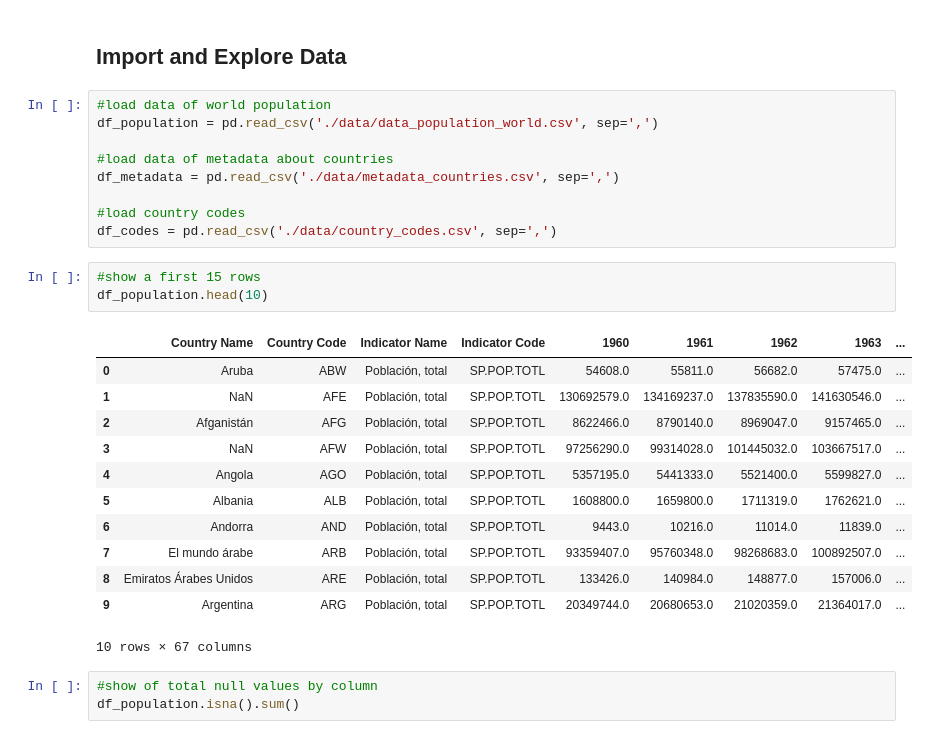
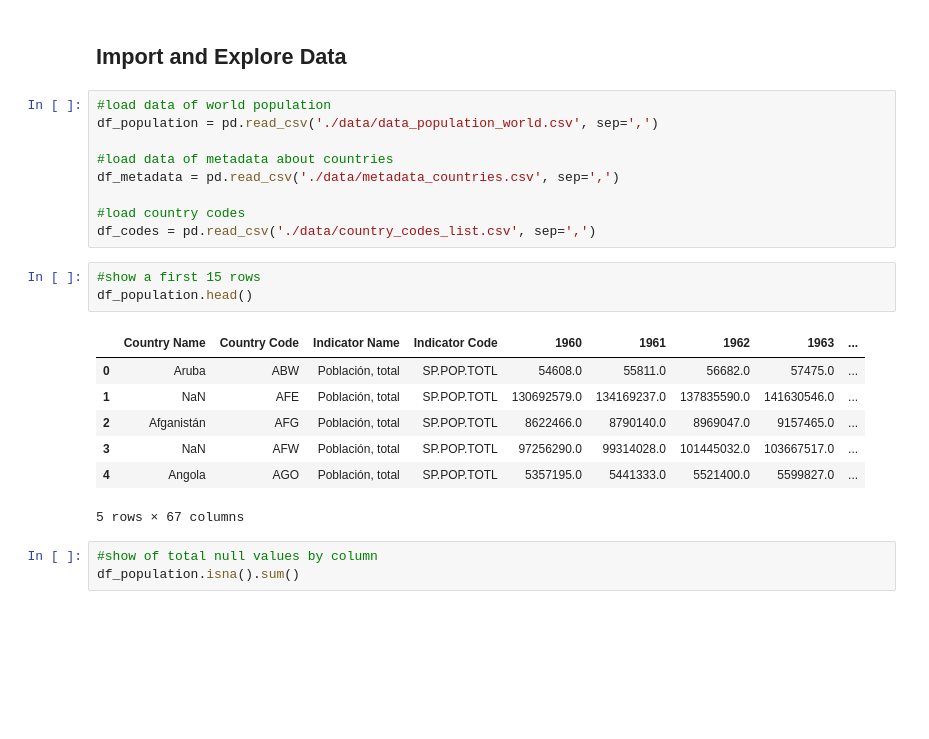
Before and after one commit to fredericksalazar/dataAnalyst_world_population, a Jupyter notebook: data_analysis_world_population.ipynb, the cells around one changed output. Saved outputs shown, nothing was run; the diff lists cells and outputs as text; blank space fills up the shorter version.

```diff
--- a/data_analysis_world_population.ipynb
+++ b/data_analysis_world_population.ipynb
@@ -15,23 +19,18 @@ df_population = pd.read_csv('./data/data_population_world.csv', sep=',')
 df_metadata = pd.read_csv('./data/metadata_countries.csv', sep=',')
 
 #load country codes
-df_codes = pd.read_csv('./data/country_codes.csv', sep=',')
+df_codes = pd.read_csv('./data/country_codes_list.csv', sep=',')
 # %%
 #show a first 15 rows
-df_population.head(10)
+df_population.head()
 # %% [output]
 |  | Country Name | Country Code | Indicator Name | Indicator Code | 1960 | 1961 | 1962 | 1963 | ... |
 | 0 | Aruba | ABW | Población, total | SP.POP.TOTL | 54608.0 | 55811.0 | 56682.0 | 57475.0 | ... |
 | 1 | NaN | AFE | Población, total | SP.POP.TOTL | 130692579.0 | 134169237.0 | 137835590.0 | 141630546.0 | ... |
 | 2 | Afganistán | AFG | Población, total | SP.POP.TOTL | 8622466.0 | 8790140.0 | 8969047.0 | 9157465.0 | ... |
 | 3 | NaN | AFW | Población, total | SP.POP.TOTL | 97256290.0 | 99314028.0 | 101445032.0 | 103667517.0 | ... |
 | 4 | Angola | AGO | Población, total | SP.POP.TOTL | 5357195.0 | 5441333.0 | 5521400.0 | 5599827.0 | ... |
-| 5 | Albania | ALB | Población, total | SP.POP.TOTL | 1608800.0 | 1659800.0 | 1711319.0 | 1762621.0 | ... |
-| 6 | Andorra | AND | Población, total | SP.POP.TOTL | 9443.0 | 10216.0 | 11014.0 | 11839.0 | ... |
-| 7 | El mundo árabe | ARB | Población, total | SP.POP.TOTL | 93359407.0 | 95760348.0 | 98268683.0 | 100892507.0 | ... |
-| 8 | Emiratos Árabes Unidos | ARE | Población, total | SP.POP.TOTL | 133426.0 | 140984.0 | 148877.0 | 157006.0 | ... |
-| 9 | Argentina | ARG | Población, total | SP.POP.TOTL | 20349744.0 | 20680653.0 | 21020359.0 | 21364017.0 | ... |
-10 rows × 67 columns
+5 rows × 67 columns
 # %%
 #show of total null values by column
 df_population.isna().sum()
```
Also changed, not shown: parts of 33 cells of this notebook, 1 other file.
